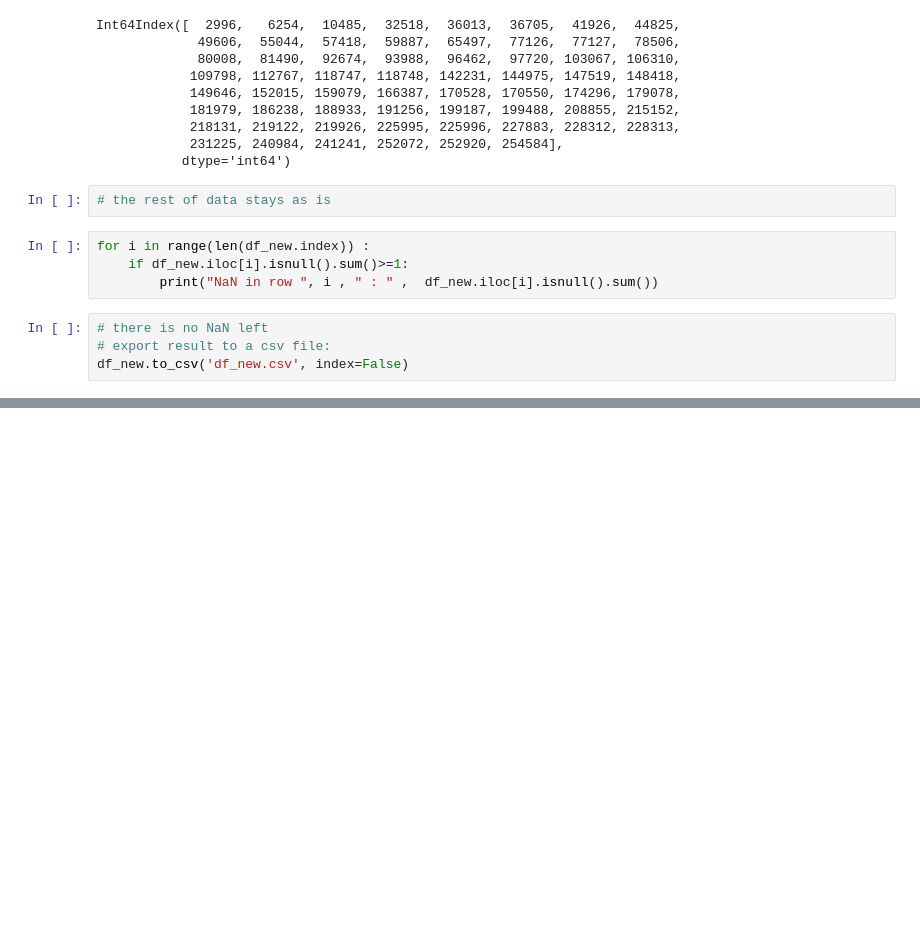
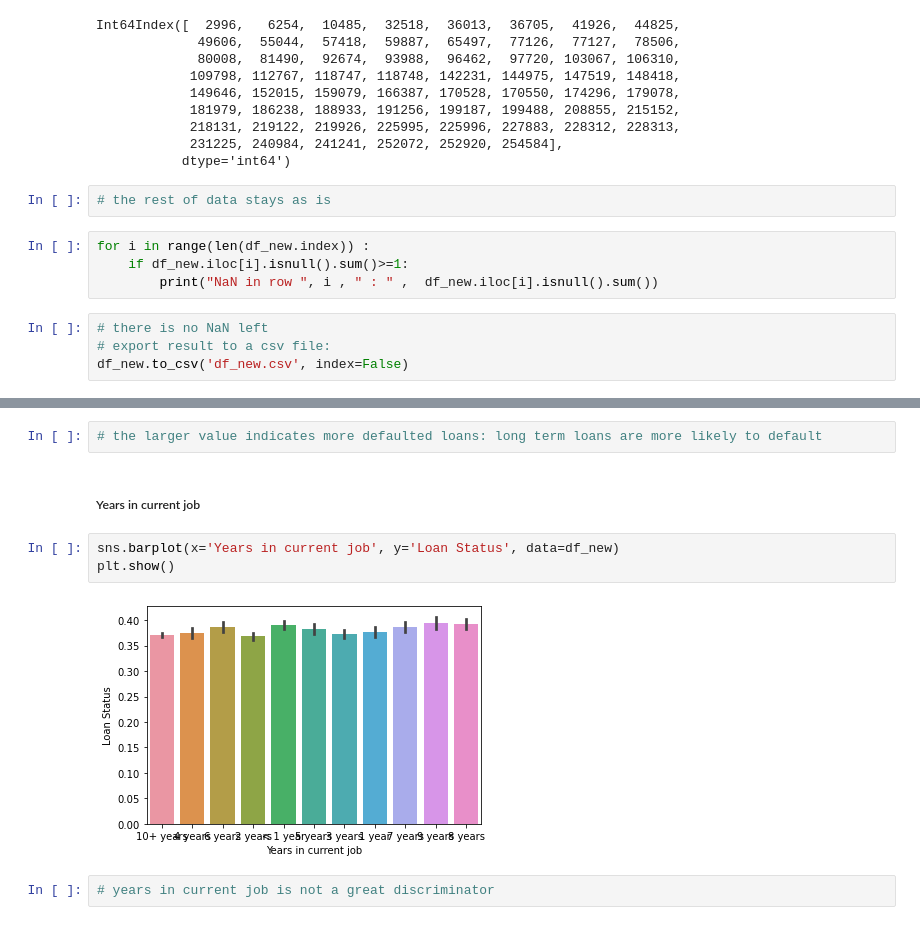
Before and after one commit to katya-stanzy/LoanDataShowcase, a Jupyter notebook: 1. Data Ingestion, Exploration and Cleaning.ipynb, the cells around one changed output, grey strips where cells are left out. Drawn from its saved outputs; the diff is of its cells as text; blank space fills up the shorter version.

```diff
--- a/1. Data Ingestion, Exploration and Cleaning.ipynb
+++ b/1. Data Ingestion, Exploration and Cleaning.ipynb
@@ -307,0 +327,11 @@ df_new.to_csv('df_new.csv', index=False)
+# %%
+# the larger value indicates more defaulted loans: long term loans are more likely to default
+# %% [markdown]
+##### Years in current job
+# %%
+sns.barplot(x='Years in current job', y='Loan Status', data=df_new)
+plt.show()
+# %% [output]
+[figure, added]
+# %%
+# years in current job is not a great discriminator
```
Also changed, not shown: parts of 25 cells of this notebook, 1 other file.
